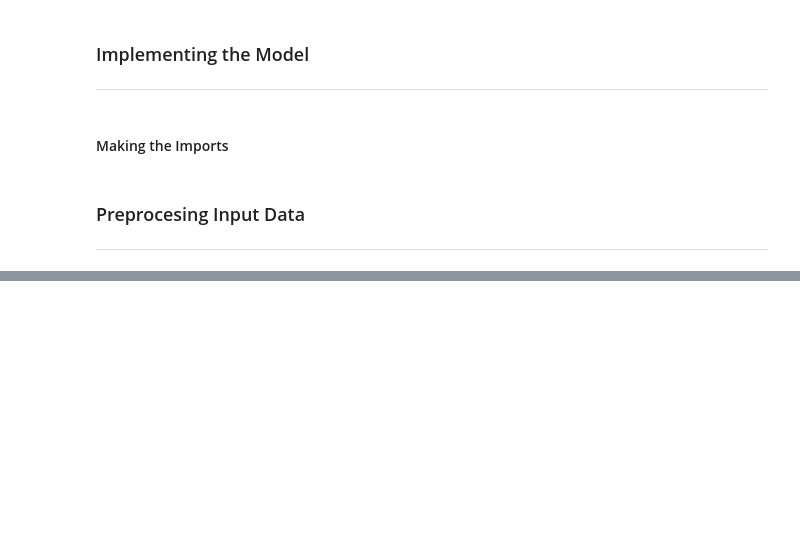
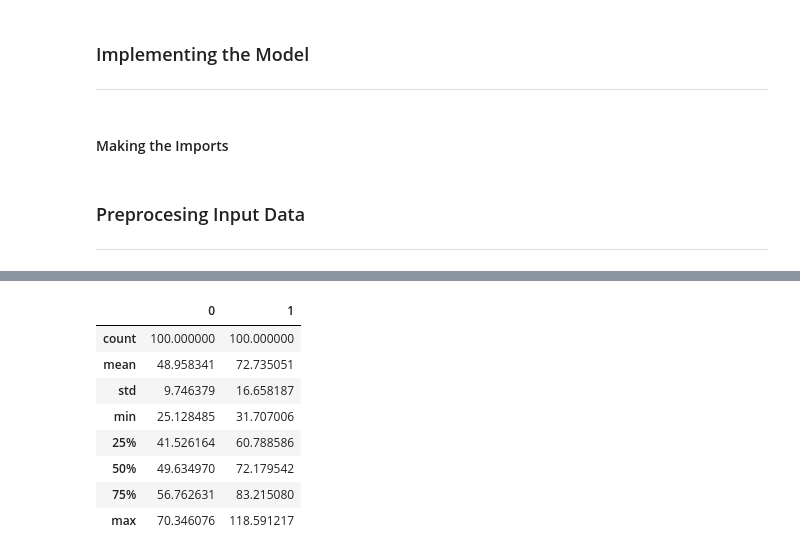
Before and after one commit to roman-cmyk/Linear-Regression, a Jupyter notebook: Linear Regression Benchmark - UAEMex.ipynb, the cells around one changed output, grey strips where cells are left out. Drawn from its saved outputs; the diff is of its cells as text; code cells hidden in the pictures; blank space fills up the shorter version.

```diff
--- a/Linear Regression Benchmark - UAEMex.ipynb
+++ b/Linear Regression Benchmark - UAEMex.ipynb
@@ -74,0 +99,12 @@ plt.rcParams['figure.figsize'] = (12,9)
+# %%
+data.describe()
+# %% [output]
+|  | 0 | 1 |
+| count | 100.000000 | 100.000000 |
+| mean | 48.958341 | 72.735051 |
+| std | 9.746379 | 16.658187 |
+| min | 25.128485 | 31.707006 |
+| 25% | 41.526164 | 60.788586 |
+| 50% | 49.634970 | 72.179542 |
+| 75% | 56.762631 | 83.215080 |
+| max | 70.346076 | 118.591217 |
```
Also changed, not shown: parts of 3 cells of this notebook.
